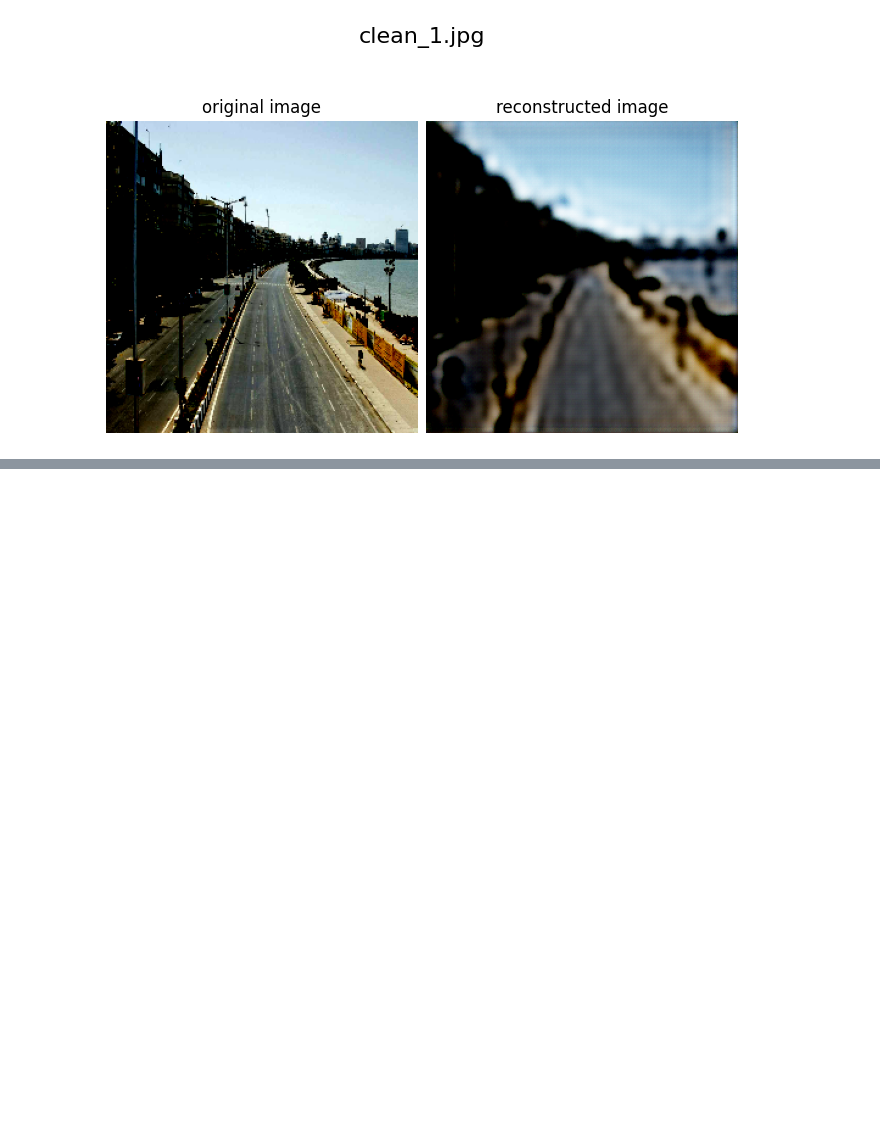
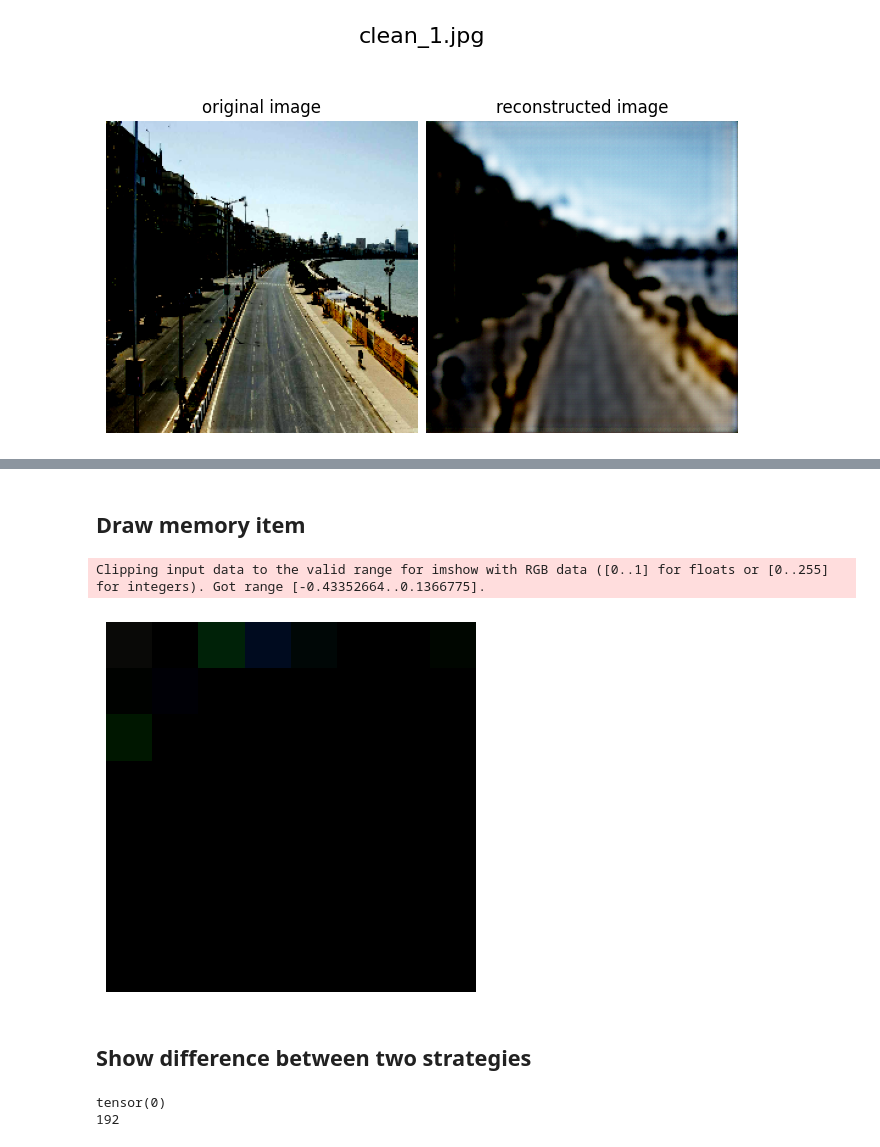
Before and after one commit to Lamberto31/CV2024-Project-Garbage, a Jupyter notebook: Show_MNAD_reconstruction.ipynb, the cells around one changed output, grey strips where cells are left out. Cells and saved outputs as stored; diff of their text form; code cells hidden in the pictures; blank space fills up the shorter version.

Commit message:
Added part to show reconstructed memory item

```diff
--- a/Show_MNAD_reconstruction.ipynb
+++ b/Show_MNAD_reconstruction.ipynb
@@ -162,0 +211,5 @@ Clipping input data to the valid range for imshow with RGB data ([0..1] for floa
+# %%
+# Before the application of read function, the query is normalized and formatted as (batch_size, height, width, channels)
+m_item_read_function = F.normalize(m_item, dim=1)
+m_item_read_function = m_item_read_function.permute(0,2,3,1) # b X h X w X d
+print(m_item_read_function.shape)
@@ -162,0 +253,3 @@ Clipping input data to the valid range for imshow with RGB data ([0..1] for floa
+# %%
+m_item_read_decoder, _, _ = read(m_item_read_function, m_items_clone[0].unsqueeze(0))
+print(m_item_read_decoder.shape)
@@ -162,0 +260,5 @@ Clipping input data to the valid range for imshow with RGB data ([0..1] for floa
+# %%
+m_item_out_concat = model.decoder(m_item_concatenated)
+m_item_out_read = model.decoder(m_item_read_decoder)
+print(m_item_out_concat.shape)
+print(m_item_out_read.shape)
@@ -162,0 +270,14 @@ Clipping input data to the valid range for imshow with RGB data ([0..1] for floa
+# %%
+# Remove batch dimension
+m_item_out_concat = m_item_out_concat.squeeze(0)
+m_item_out_read = m_item_out_read.squeeze(0)
+# Insert image in CPU
+if args.gpus is not None and torch.cuda.is_available():
+    m_item_out_concat = m_item_out_concat.cpu()
+    m_item_out_read = m_item_out_read.cpu()
+# Detach the output (remove it from the computational graph)
+m_item_out_concat = m_item_out_concat.detach()
+m_item_out_read = m_item_out_read.detach()
+# Show the output
+#m_item_out_concat
+#m_item_out_read
@@ -162,0 +302,25 @@ Clipping input data to the valid range for imshow with RGB data ([0..1] for floa
+# %% [markdown]
+## Draw memory item
+# %%
+memory_img = create_img_to_show(m_item_out_concat)
+memory_img = create_img_to_show(m_item_out_read)
+
+plt.imshow(memory_img)
+plt.axis('off')
+plt.show()
+# %% [output]
+Clipping input data to the valid range for imshow with RGB data ([0..1] for floats or [0..255] for integers). Got range [-0.43352664..0.1366775].
+[figure, added]
+# %% [markdown]
+## Show difference between two strategies
+# %%
+res = torch.isclose(m_item_out_read, m_item_out_concat, atol=1e-06)
+# All the elements
+print(res.numel())
+# Number of elements that are not close
+print(torch.count_nonzero(~res))
+
+#res
+# %% [output]
+tensor(0)
+192
```
Also changed, not shown: parts of 21 cells of this notebook.
